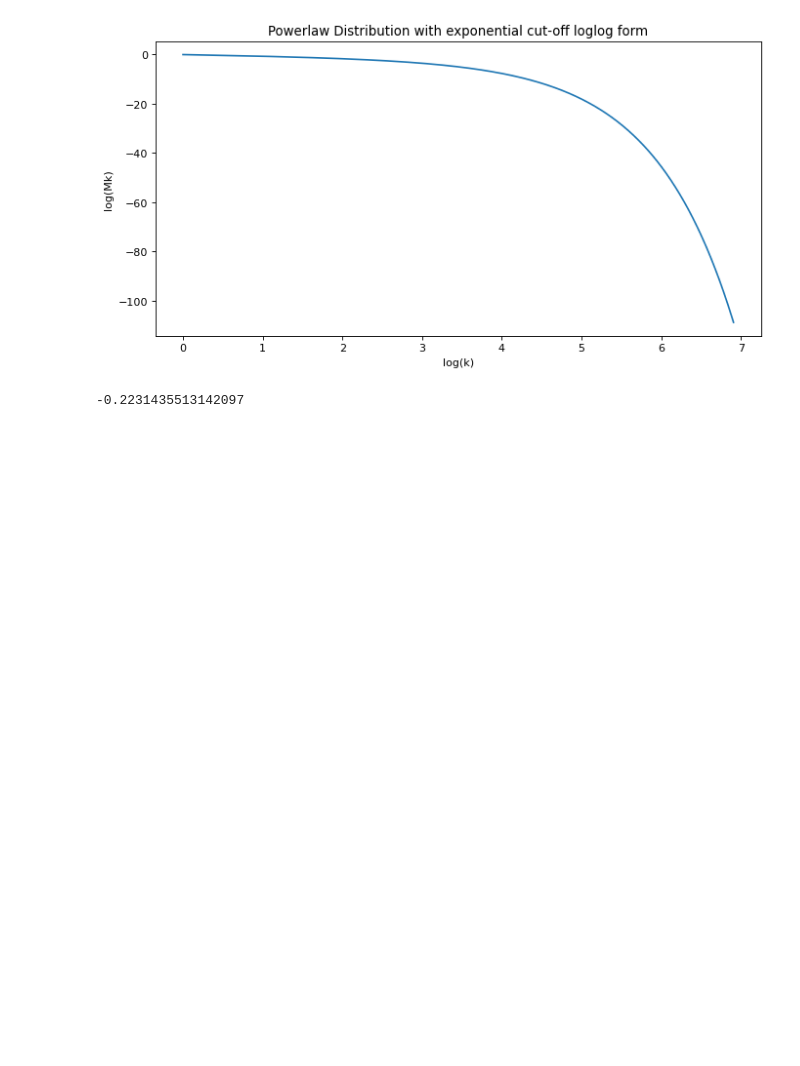
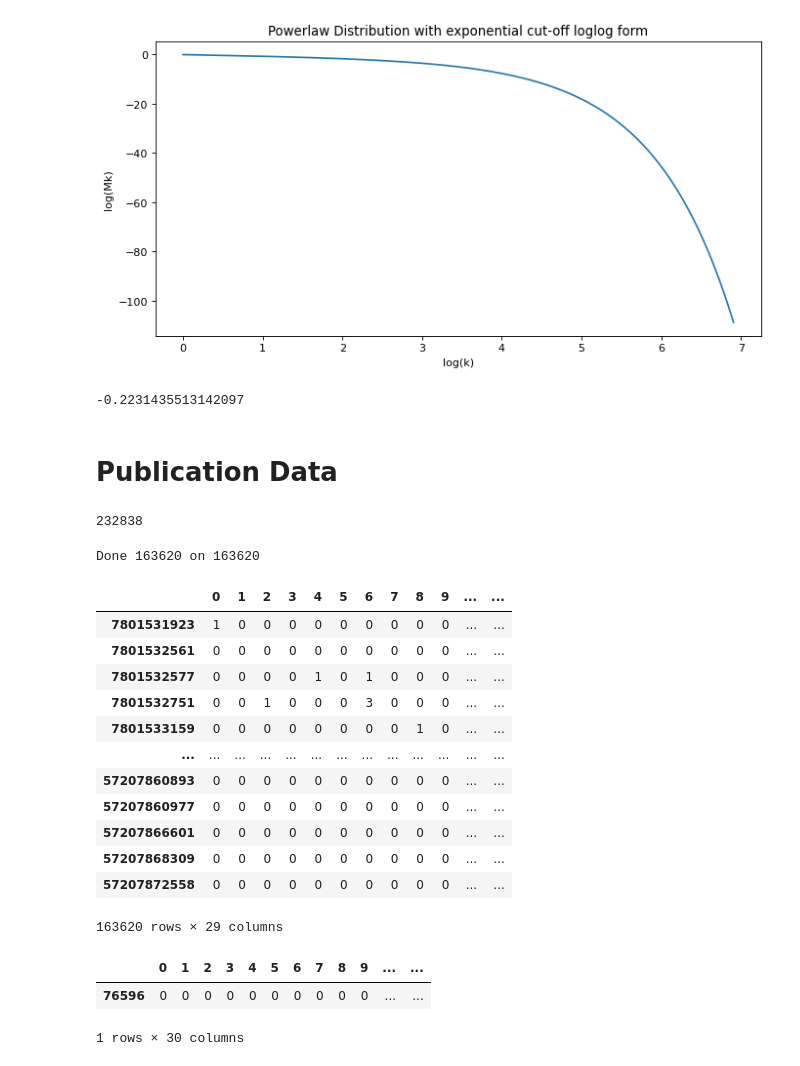
Before and after one commit to LeonardoSer/INRIA_Internship, a Jupyter notebook: 00_quick_references/tmp.ipynb, the cells around one changed output. Drawn from its saved outputs; the diff is of its cells as text; code cells hidden in the pictures; blank space fills up the shorter version.

```diff
--- a/00_quick_references/tmp.ipynb
+++ b/00_quick_references/tmp.ipynb
@@ -769,3 +753,5 @@ plt.plot(np.log(k), np.log(dd))
 np.log(0.8)
 # %% [output]
 -0.2231435513142097
+# %% [markdown]
+# Publication Data
@@ -771,0 +778,37 @@ np.log(0.8)
+# %%
+df = get_all_collabs()
+ids = df["ID"].values
+len(ids)
+# %% [output]
+232838
+# %%
+data = []
+for id in ids:
+    row = get_COMP_publication_traj_size_by_authID(id) # return the publication by the given author ID and year
+    data.append(row)
+    sys.stdout.write('\r'+ "Done " + str(len(data)) + " on " + str(len(ids)))
+
+pubs_df = pd.DataFrame(data, index=ids)
+pubs_df
+# %% [output]
+Done 163620 on 163620
+|  | 0 | 1 | 2 | 3 | 4 | 5 | 6 | 7 | 8 | 9 | ... | ... |
+| 7801531923 | 1 | 0 | 0 | 0 | 0 | 0 | 0 | 0 | 0 | 0 | ... | ... |
+| 7801532561 | 0 | 0 | 0 | 0 | 0 | 0 | 0 | 0 | 0 | 0 | ... | ... |
+| 7801532577 | 0 | 0 | 0 | 0 | 1 | 0 | 1 | 0 | 0 | 0 | ... | ... |
+| 7801532751 | 0 | 0 | 1 | 0 | 0 | 0 | 3 | 0 | 0 | 0 | ... | ... |
+| 7801533159 | 0 | 0 | 0 | 0 | 0 | 0 | 0 | 0 | 1 | 0 | ... | ... |
+| ... | ... | ... | ... | ... | ... | ... | ... | ... | ... | ... | ... | ... |
+| 57207860893 | 0 | 0 | 0 | 0 | 0 | 0 | 0 | 0 | 0 | 0 | ... | ... |
+| 57207860977 | 0 | 0 | 0 | 0 | 0 | 0 | 0 | 0 | 0 | 0 | ... | ... |
+| 57207866601 | 0 | 0 | 0 | 0 | 0 | 0 | 0 | 0 | 0 | 0 | ... | ... |
+| 57207868309 | 0 | 0 | 0 | 0 | 0 | 0 | 0 | 0 | 0 | 0 | ... | ... |
+| 57207872558 | 0 | 0 | 0 | 0 | 0 | 0 | 0 | 0 | 0 | 0 | ... | ... |
+163620 rows × 29 columns
+# %%
+pubblications = pd.read_csv("../myDATA/00-publication_df.csv")
+pubblications[pubblications["ID"] == 8905960300]
+# %% [output]
+|  | 0 | 1 | 2 | 3 | 4 | 5 | 6 | 7 | 8 | 9 | ... | ... |
+| 76596 | 0 | 0 | 0 | 0 | 0 | 0 | 0 | 0 | 0 | 0 | ... | ... |
+1 rows × 30 columns
```
Also changed, not shown: parts of 3 cells of this notebook, 2 other files.
